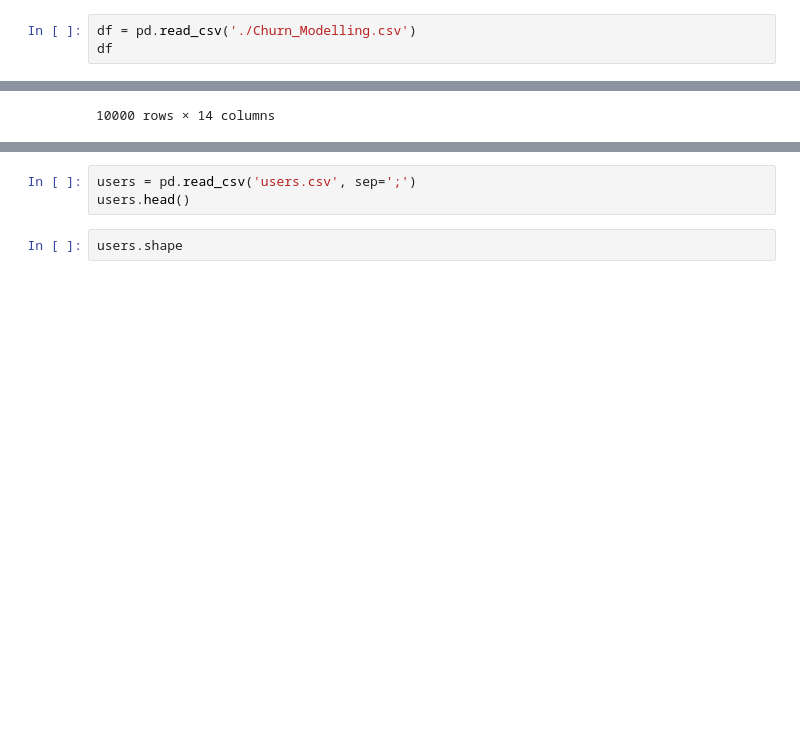
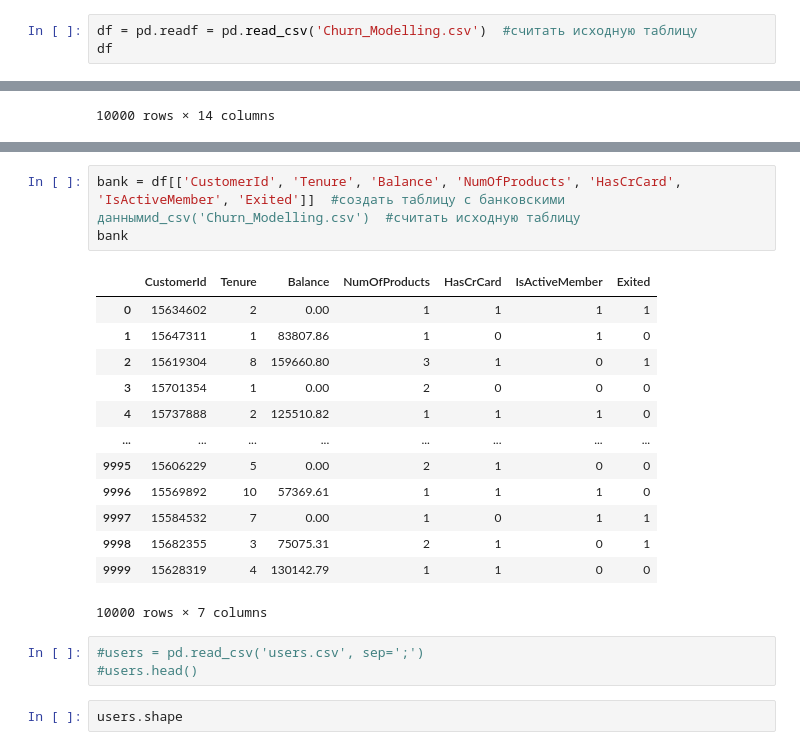
Before and after one commit to erema-andrey/Pyjupyter, a Jupyter notebook: leson3.ipynb, the cells around one changed output, grey strips where cells are left out. Drawn from its saved outputs; the diff is of its cells as text; blank space fills up the shorter version.

```diff
--- a/leson3.ipynb
+++ b/leson3.ipynb
@@ -36,7 +36,7 @@ import numpy as np
 
   H. Exited - Уйдет ли человек в отток
 # %%
-df = pd.read_csv('./Churn_Modelling.csv')
+df = pd.readf = pd.read_csv('Churn_Modelling.csv')  #считать исходную таблицу
 df
 # %% [output]
 |  | RowNumber | CustomerId | Surname | CreditScore | Geography | Gender | Age | Tenure | Balance | ... |
@@ -55,6 +72,23 @@ df
+# %%
+bank = df[['CustomerId', 'Tenure', 'Balance', 'NumOfProducts', 'HasCrCard', 'IsActiveMember', 'Exited']]  #создать таблицу с банковскими даннымиd_csv('Churn_Modelling.csv')  #считать исходную таблицу
+bank
+# %% [output]
+|  | CustomerId | Tenure | Balance | NumOfProducts | HasCrCard | IsActiveMember | Exited |
+| 0 | 15634602 | 2 | 0.00 | 1 | 1 | 1 | 1 |
+| 1 | 15647311 | 1 | 83807.86 | 1 | 0 | 1 | 0 |
+| 2 | 15619304 | 8 | 159660.80 | 3 | 1 | 0 | 1 |
+| 3 | 15701354 | 1 | 0.00 | 2 | 0 | 0 | 0 |
+| 4 | 15737888 | 2 | 125510.82 | 1 | 1 | 1 | 0 |
+| ... | ... | ... | ... | ... | ... | ... | ... |
+| 9995 | 15606229 | 5 | 0.00 | 2 | 1 | 0 | 0 |
+| 9996 | 15569892 | 10 | 57369.61 | 1 | 1 | 1 | 0 |
+| 9997 | 15584532 | 7 | 0.00 | 1 | 0 | 1 | 1 |
+| 9998 | 15682355 | 3 | 75075.31 | 2 | 1 | 0 | 1 |
+| 9999 | 15628319 | 4 | 130142.79 | 1 | 1 | 0 | 0 |
+10000 rows × 7 columns
 # %%
-users = pd.read_csv('users.csv', sep=';')
-users.head()
+#users = pd.read_csv('users.csv', sep=';')
+#users.head()
 # %%
 users.shape
 # %% [markdown]
```
Also changed, not shown: parts of 12 cells of this notebook.
